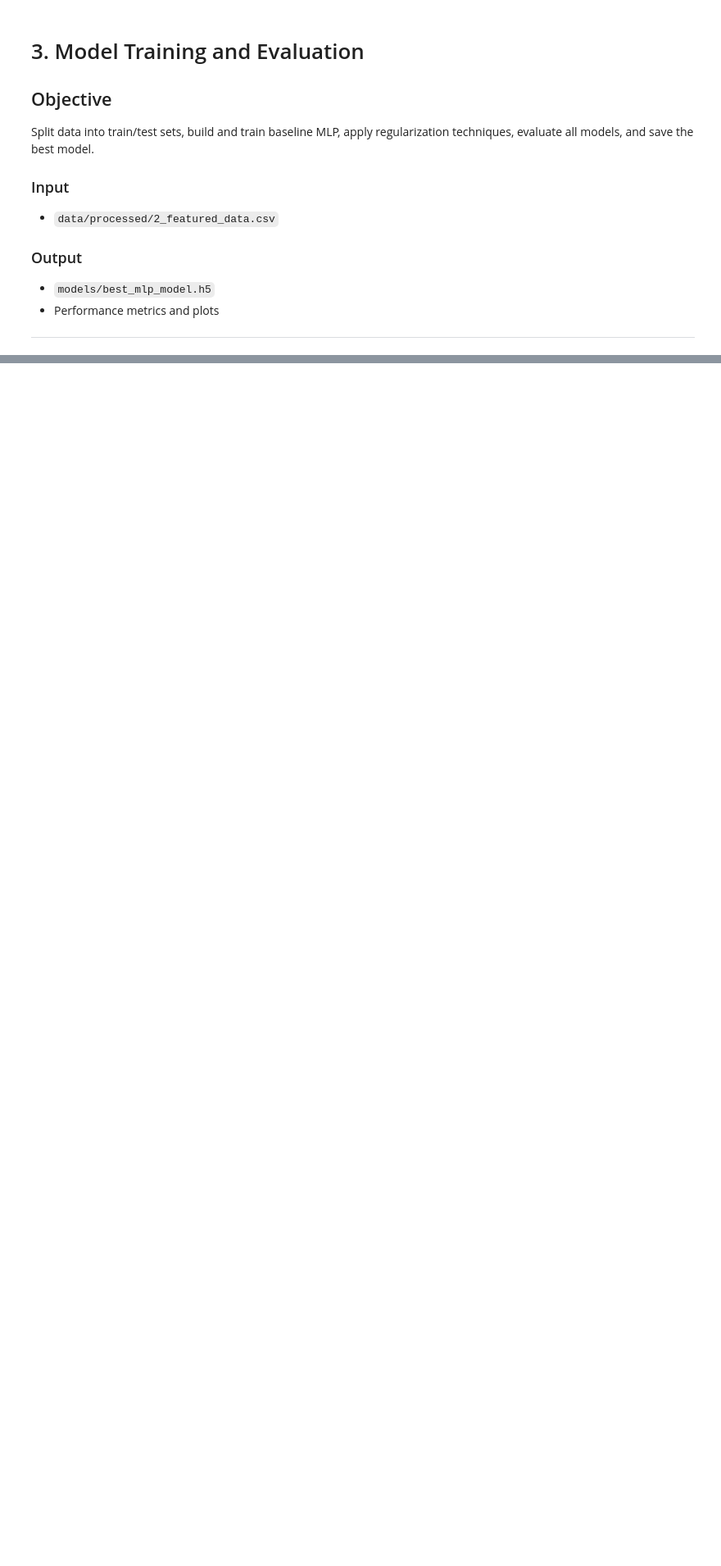
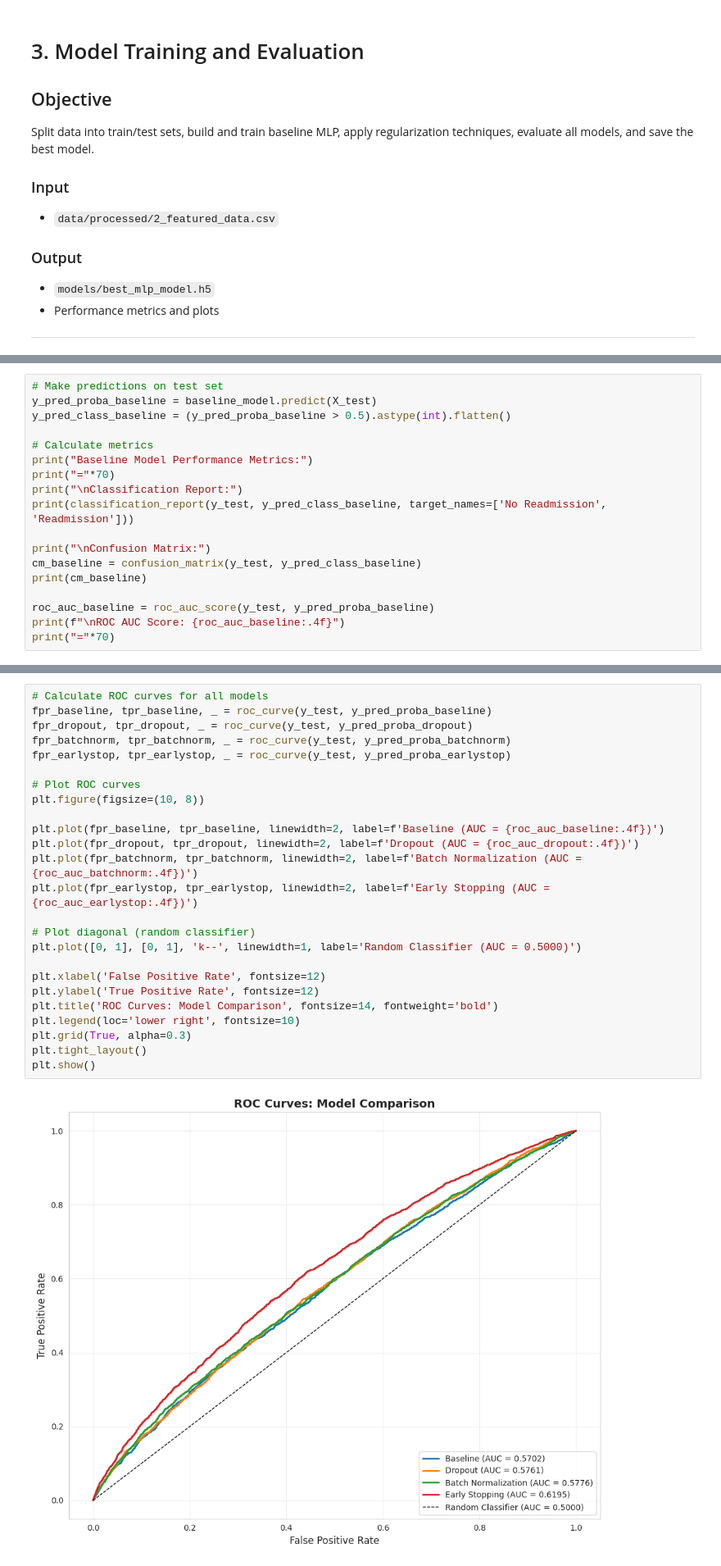
Before and after one commit to fahim-mle/nn-for-diabetes-readmission, a Jupyter notebook: notebooks/3_model_training_evaluation.ipynb, the cells around one changed output, grey strips where cells are left out. Shown at 82% size. Drawn from its saved outputs; the diff is of its cells as text; blank space fills up the shorter version.

```diff
--- a/notebooks/3_model_training_evaluation.ipynb
+++ b/notebooks/3_model_training_evaluation.ipynb
@@ -50,0 +285,18 @@ print(f"Project Root: {PROJECT_ROOT}")
+# %%
+# Make predictions on test set
+y_pred_proba_baseline = baseline_model.predict(X_test)
+y_pred_class_baseline = (y_pred_proba_baseline > 0.5).astype(int).flatten()
+
+# Calculate metrics
+print("Baseline Model Performance Metrics:")
+print("="*70)
+print("\nClassification Report:")
+print(classification_report(y_test, y_pred_class_baseline, target_names=['No Readmission', 'Readmission']))
+
+print("\nConfusion Matrix:")
+cm_baseline = confusion_matrix(y_test, y_pred_class_baseline)
+print(cm_baseline)
+
+roc_auc_baseline = roc_auc_score(y_test, y_pred_proba_baseline)
+print(f"\nROC AUC Score: {roc_auc_baseline:.4f}")
+print("="*70)
@@ -50,0 +795,27 @@ print(f"Project Root: {PROJECT_ROOT}")
+# %%
+# Calculate ROC curves for all models
+fpr_baseline, tpr_baseline, _ = roc_curve(y_test, y_pred_proba_baseline)
+fpr_dropout, tpr_dropout, _ = roc_curve(y_test, y_pred_proba_dropout)
+fpr_batchnorm, tpr_batchnorm, _ = roc_curve(y_test, y_pred_proba_batchnorm)
+fpr_earlystop, tpr_earlystop, _ = roc_curve(y_test, y_pred_proba_earlystop)
+
+# Plot ROC curves
+plt.figure(figsize=(10, 8))
+
+plt.plot(fpr_baseline, tpr_baseline, linewidth=2, label=f'Baseline (AUC = {roc_auc_baseline:.4f})')
+plt.plot(fpr_dropout, tpr_dropout, linewidth=2, label=f'Dropout (AUC = {roc_auc_dropout:.4f})')
+plt.plot(fpr_batchnorm, tpr_batchnorm, linewidth=2, label=f'Batch Normalization (AUC = {roc_auc_batchnorm:.4f})')
+plt.plot(fpr_earlystop, tpr_earlystop, linewidth=2, label=f'Early Stopping (AUC = {roc_auc_earlystop:.4f})')
+
+# Plot diagonal (random classifier)
+plt.plot([0, 1], [0, 1], 'k--', linewidth=1, label='Random Classifier (AUC = 0.5000)')
+
+plt.xlabel('False Positive Rate', fontsize=12)
+plt.ylabel('True Positive Rate', fontsize=12)
+plt.title('ROC Curves: Model Comparison', fontsize=14, fontweight='bold')
+plt.legend(loc='lower right', fontsize=10)
+plt.grid(True, alpha=0.3)
+plt.tight_layout()
+plt.show()
+# %% [output]
+[figure, added]
```
Also changed, not shown: parts of 32 cells of this notebook, 4 other files.
